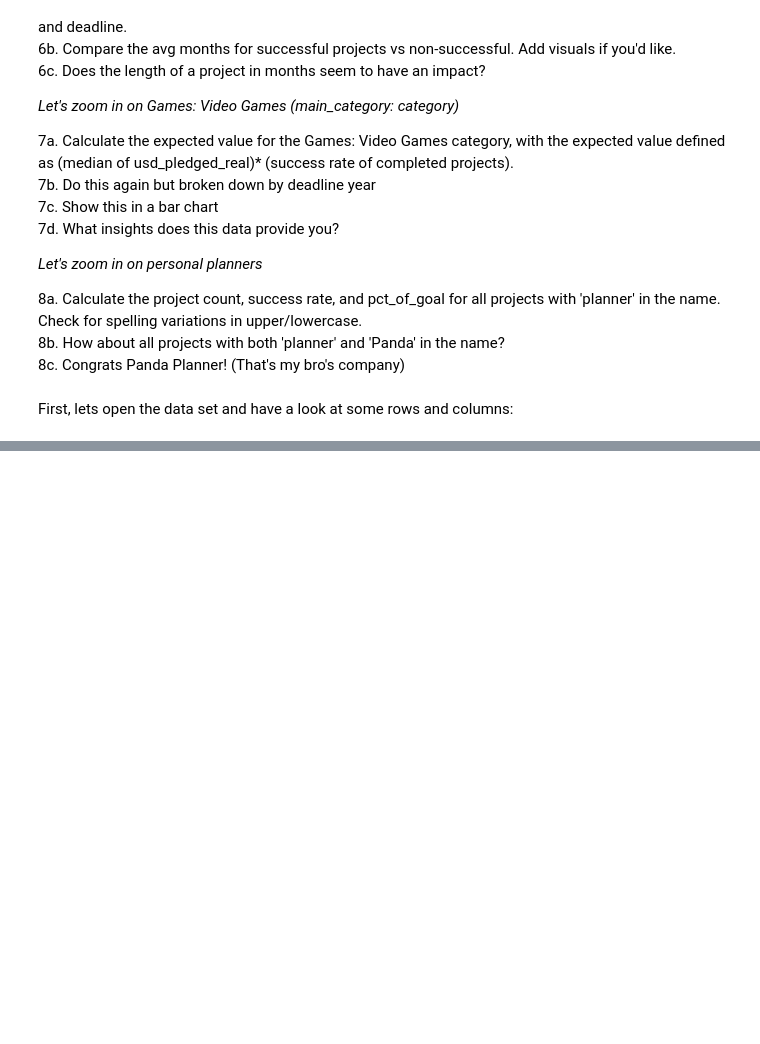
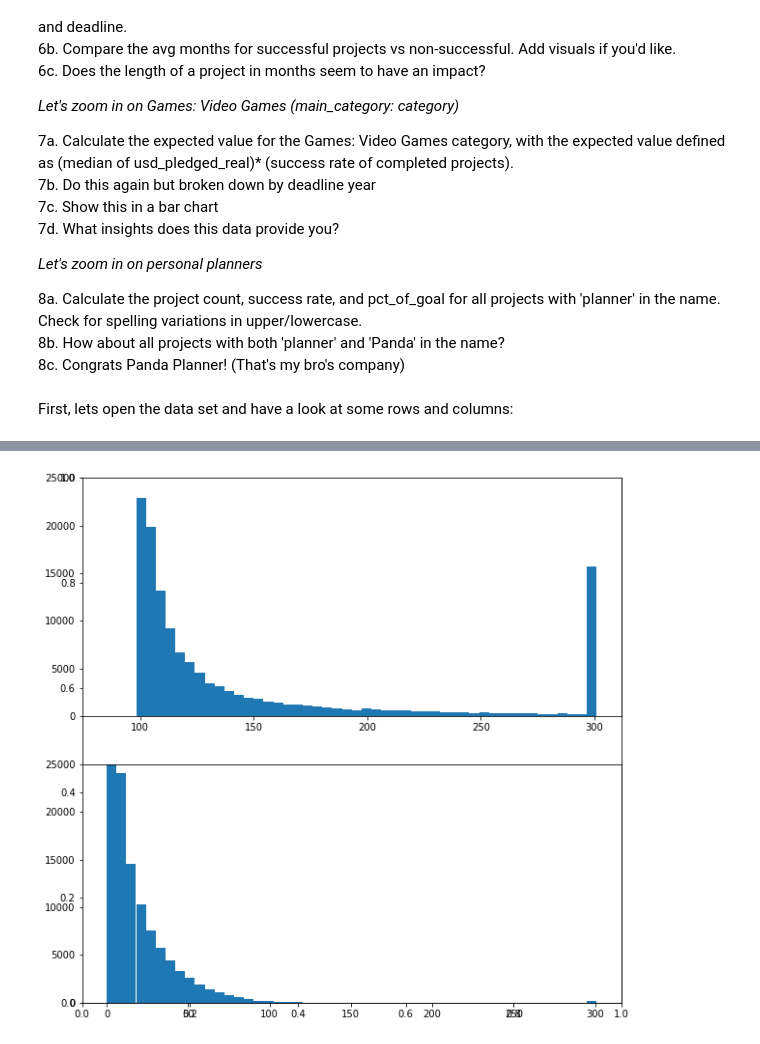
Before and after one commit to calinke/potential-winner, a Jupyter notebook: Kickstarter EDA .ipynb, the cells around one changed output, grey strips where cells are left out. Cells and saved outputs as stored; diff of their text form; code cells hidden in the pictures; blank space fills up the shorter version.

```diff
--- a/Kickstarter EDA .ipynb
+++ b/Kickstarter EDA .ipynb
@@ -304,0 +340,5 @@ Kickstaters most competitive year was 2018
+# %%
+ks_success = ks_complete[ks_complete['state'] == 'successful']
+# %%
+ks_not_success = ks_complete[ks_complete['state'] != 'successful']
+ks_not_success['over_300'].value_counts()
@@ -304,0 +373,18 @@ Kickstaters most competitive year was 2018
+# %%
+# matplotlib hist:
+fig, ax = plt.subplots(figsize=(10,10))
+ax1 = fig.add_subplot(2,1,1)
+ax2 = fig.add_subplot(2,1,2)
+
+ax1.hist(ks_success['over_300'], bins=50)
+ax1.set_ylim(0,25000)
+
+ax2.hist(ks_not_success['over_300'], bins=50)
+ax2.set_ylim(0, 25000)
+#ax2.tick_params(bottom='off')
+
+plt.show()
+
+#why x,y labels and ticks incorrect?
+# %% [output]
+[figure, added]
```
Also changed, not shown: parts of 113 cells of this notebook.
